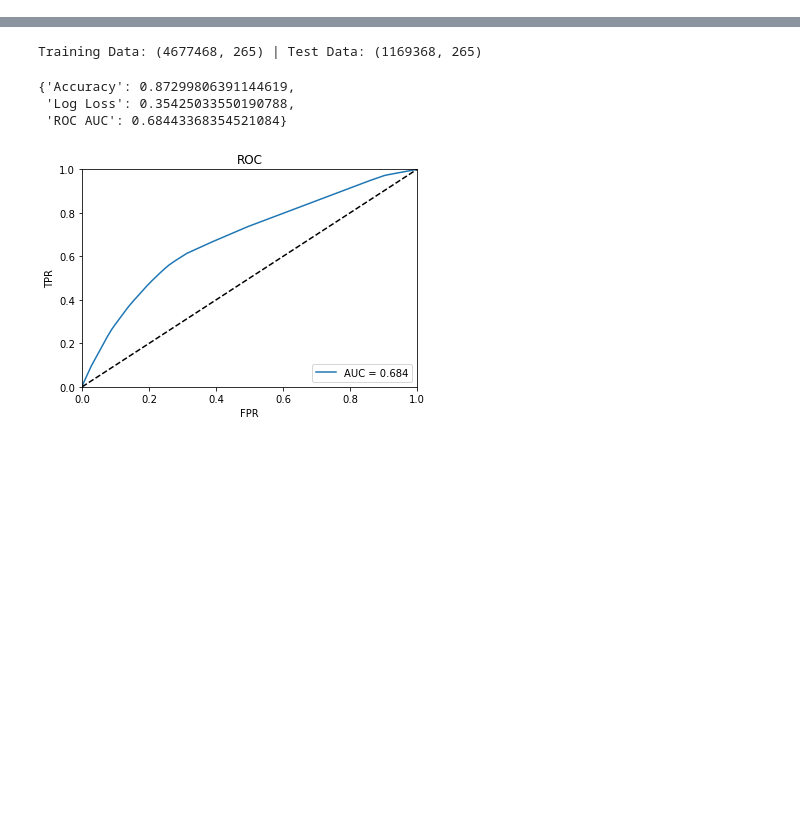
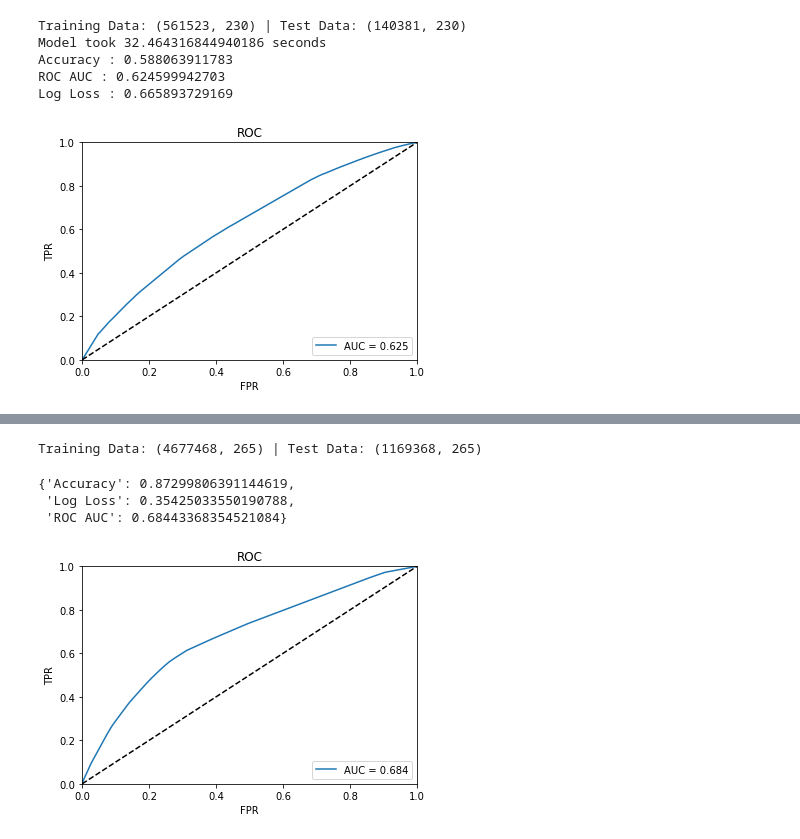
Before and after one commit to colinandrus/ml_course_project, a Jupyter notebook: notebooks/predict_appeal.ipynb, the cells around one changed output, grey strips where cells are left out. Drawn from its saved outputs; the diff is of its cells as text; code cells hidden in the pictures; blank space fills up the shorter version.

```diff
--- a/notebooks/predict_appeal.ipynb
+++ b/notebooks/predict_appeal.ipynb
@@ -40,0 +216,22 @@ def create_dchen_subset():
+# %%
+# nationality only
+start_time = time.time()
+CAT_FEATURES = ['nat']
+NUM_FEATURES = []
+IMPUTE_METHODS = {'nat': 'none'}
+MODEL = (RandomForestClassifier(n_estimators=10))
+
+X_train, X_test, y_train, y_test = dp.get_model_data(dunn_with_appeals,
+                                                  label='has_appealed', cat_features = CAT_FEATURES,
+                                                  num_features = NUM_FEATURES, impute_methods = IMPUTE_METHODS)
+metrics = dp.train_model(MODEL, X_train, y_train, X_test, y_test, plot_auc=True)
+print("Model took {} seconds".format((time.time() - start_time)))
+for metric, val in metrics.items():
+    print(metric + " : " + str(val))
+# %% [output]
+Training Data: (561523, 230) | Test Data: (140381, 230)
+Model took 32.464316844940186 seconds
+Accuracy : 0.588063911783
+ROC AUC : 0.624599942703
+Log Loss : 0.665893729169
+[figure, added]
```
Also changed, not shown: parts of 25 cells of this notebook.
